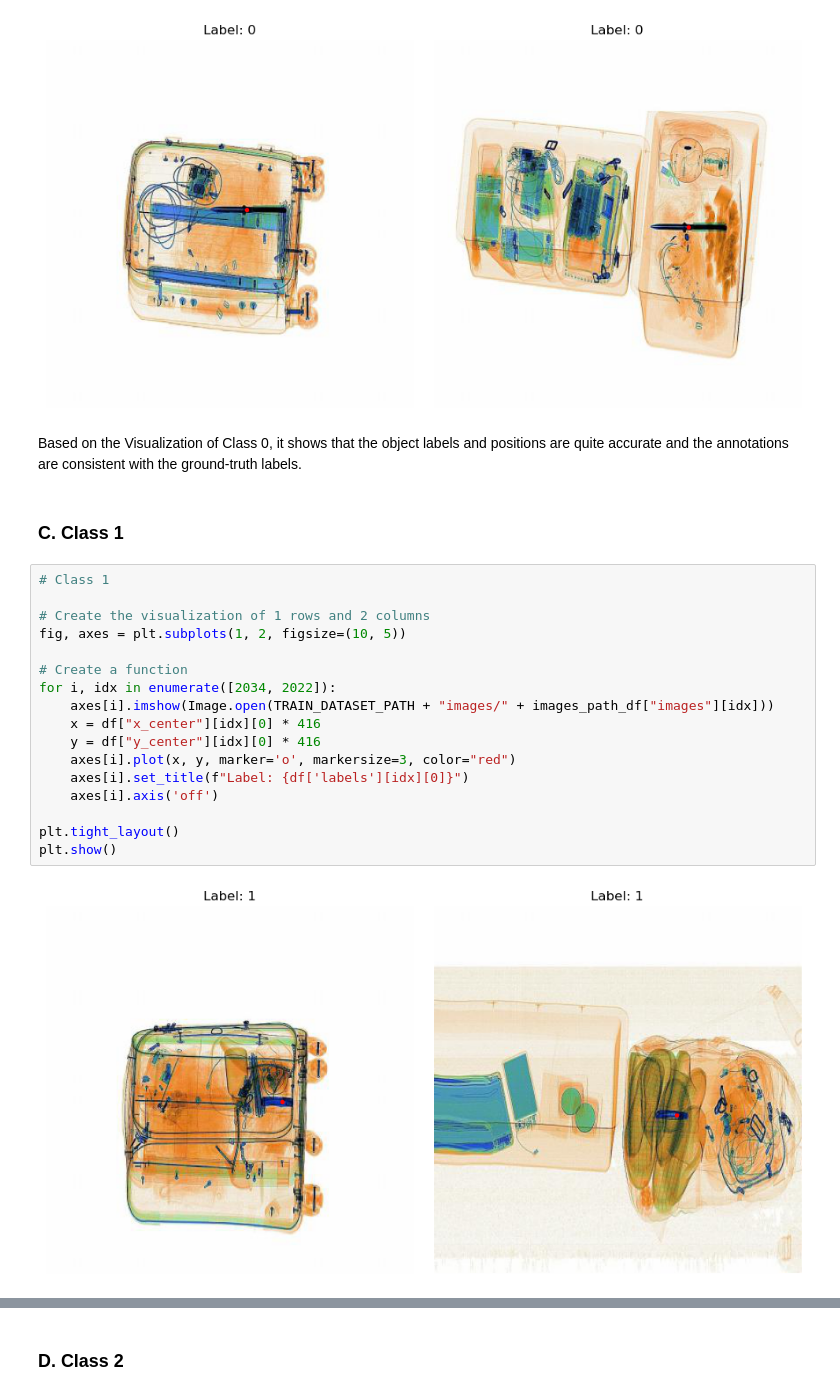
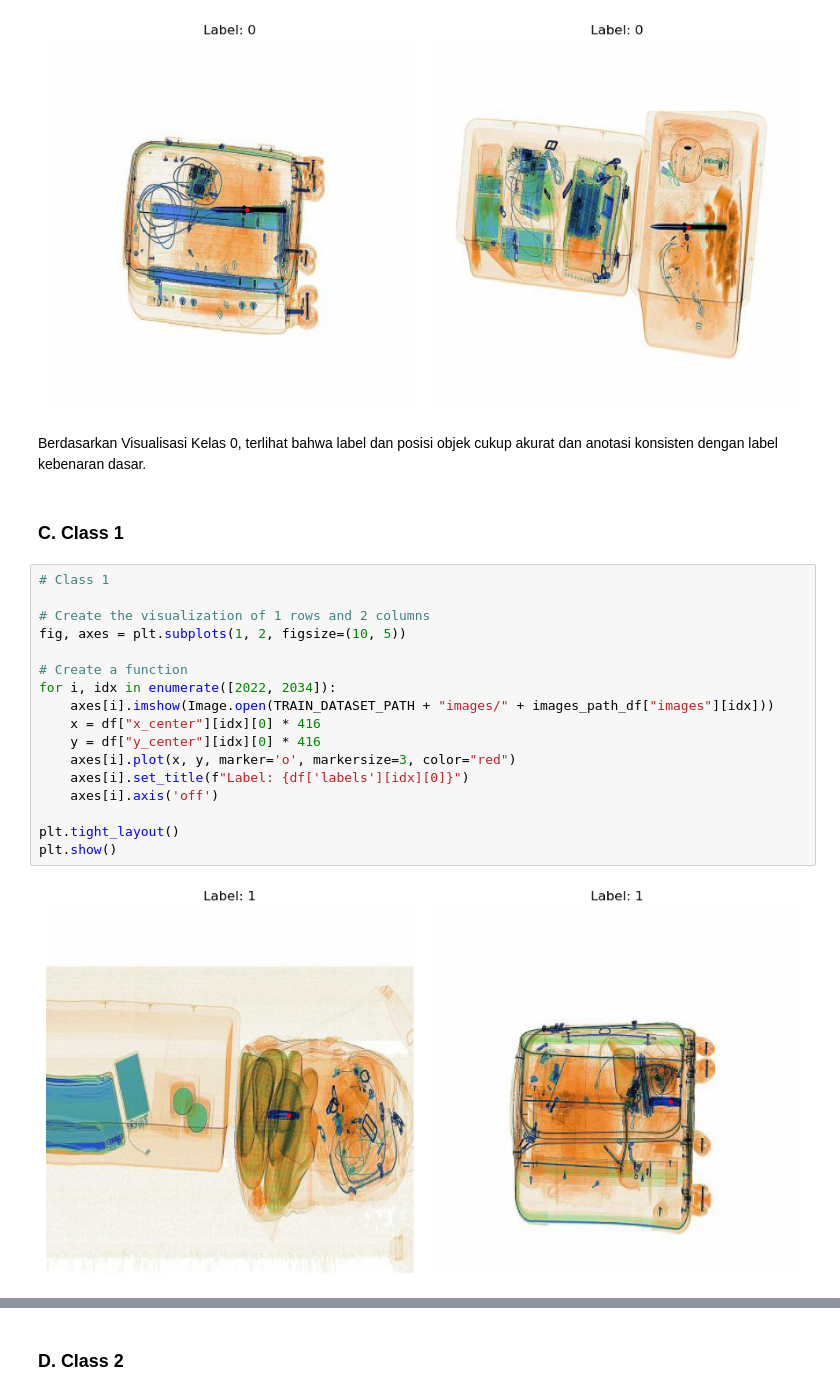
Before and after one commit to FTDS-assignment-bay/p2-final-project-ftds-hck-026, a Jupyter notebook: load_data.ipynb, the cells around one changed output, grey strips where cells are left out. Cells and saved outputs as stored; diff of their text form.

```diff
--- a/load_data.ipynb
+++ b/load_data.ipynb
@@ -261,26 +263,26 @@ plt.tight_layout()
 plt.show()
 # %% [output]
 [figure]
-# %% [markdown]
-Based on the Visualization of Class 0, it shows that the object labels and positions are quite accurate and the annotations are consistent with the ground-truth labels.
+# %% [markdown]
+Berdasarkan Visualisasi Kelas 0, terlihat bahwa label dan posisi objek cukup akurat dan anotasi konsisten dengan label kebenaran dasar.
 # %% [markdown]
 ### **C. Class 1**
 # %%
 # Class 1
 
 # Create the visualization of 1 rows and 2 columns
 fig, axes = plt.subplots(1, 2, figsize=(10, 5))
 
 # Create a function
-for i, idx in enumerate([2034, 2022]):
+for i, idx in enumerate([2022, 2034]):
     axes[i].imshow(Image.open(TRAIN_DATASET_PATH + "images/" + images_path_df["images"][idx]))
     x = df["x_center"][idx][0] * 416
     y = df["y_center"][idx][0] * 416
     axes[i].plot(x, y, marker='o', markersize=3, color="red")
     axes[i].set_title(f"Label: {df['labels'][idx][0]}")
     axes[i].axis('off')
 
 plt.tight_layout()
 plt.show()
 # %% [output]
-[figure, old version]
+[figure, new version]
```
Also changed, not shown: parts of 15 cells of this notebook, 3 other files.
